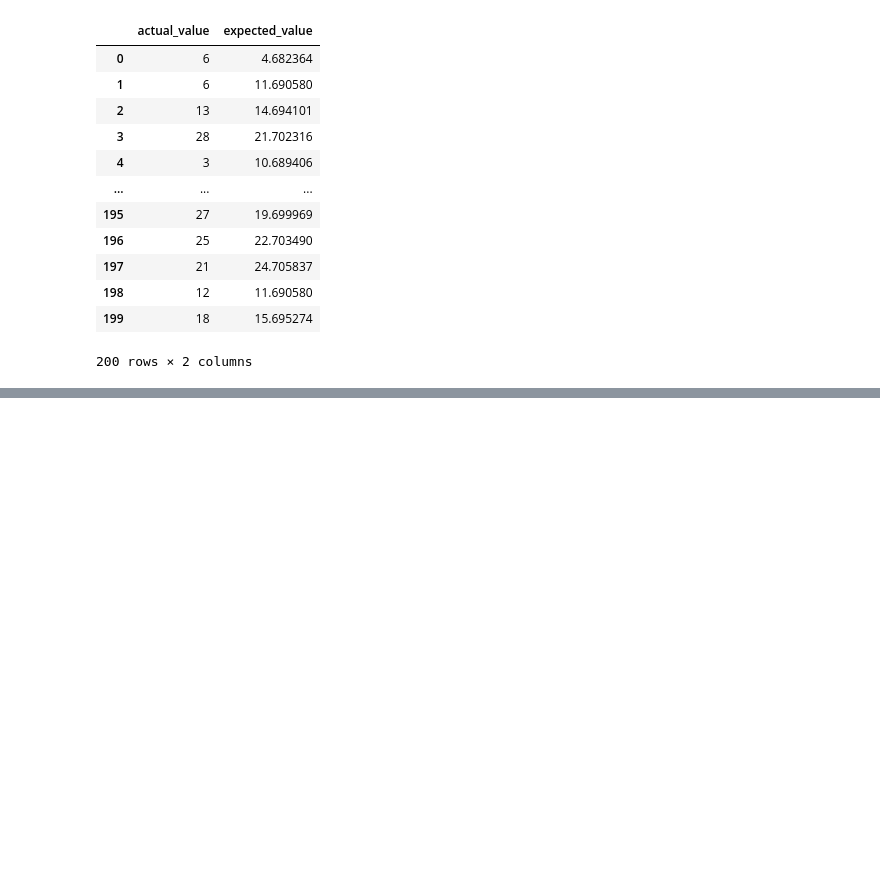
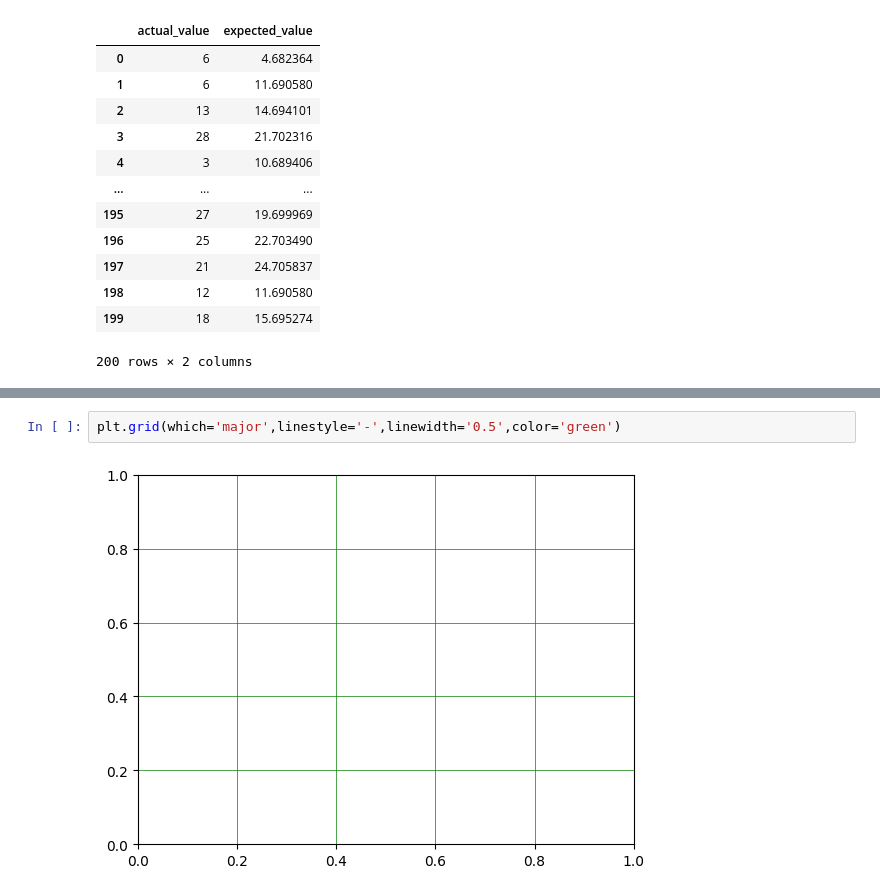
Before and after one commit to muhammedrahil/Machine-Learning-and-Data-Science, a Jupyter notebook: 1-Linear-Regression/weather.ipynb, the cells around one changed output, grey strips where cells are left out. Cells and saved outputs as stored; diff of their text form; blank space fills up the shorter version.

```diff
--- a/1-Linear-Regression/weather.ipynb
+++ b/1-Linear-Regression/weather.ipynb
@@ -134,0 +142,4 @@ df
+# %%
+plt.grid(which='major',linestyle='-',linewidth='0.5',color='green')
+# %% [output]
+[figure, added]
```
Also changed, not shown: parts of 9 cells of this notebook.
